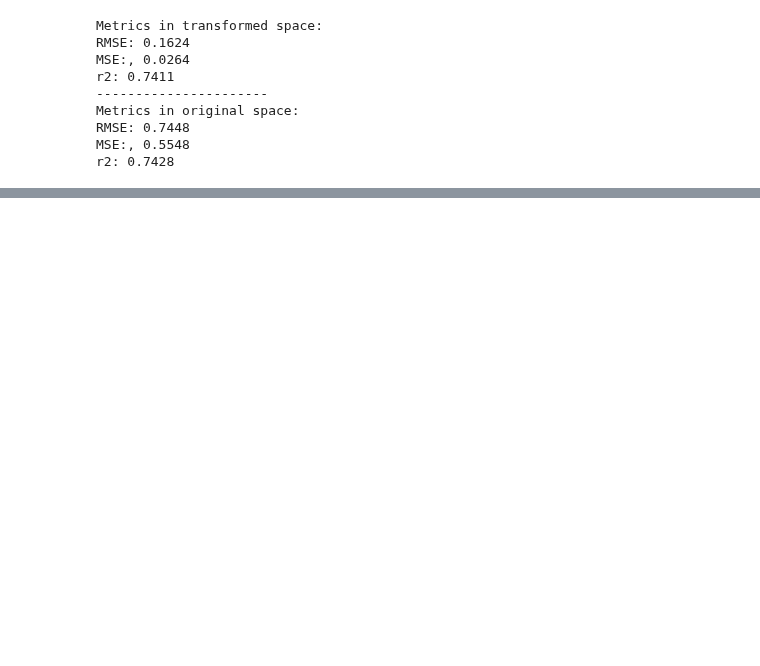
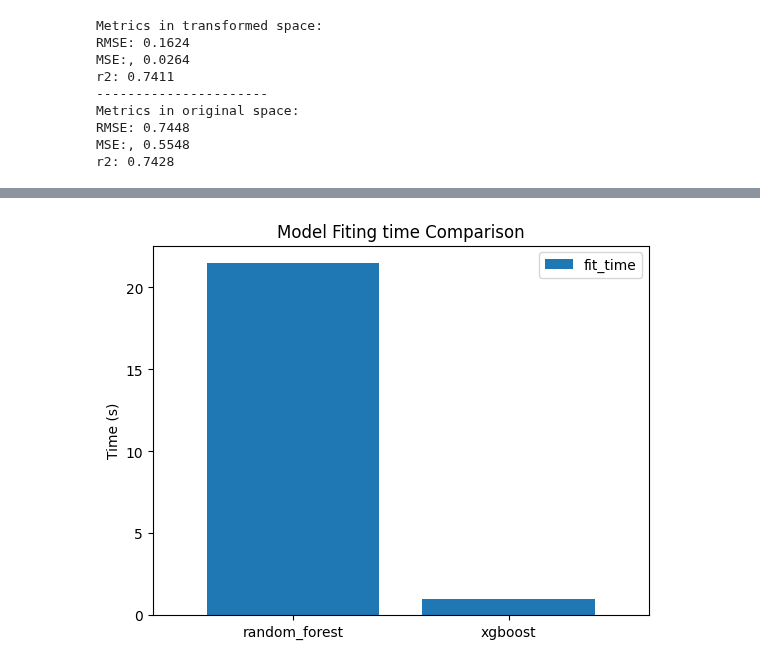
Before and after one commit to alecacerestel/Supervised_Challenge, a Jupyter notebook: notebooks/4_Duration.ipynb, the cells around one changed output, grey strips where cells are left out. Drawn from its saved outputs; the diff is of its cells as text; code cells hidden in the pictures; blank space fills up the shorter version.

```diff
--- a/notebooks/4_Duration.ipynb
+++ b/notebooks/4_Duration.ipynb
@@ -172,0 +217,15 @@ r2: 0.7615
+# %%
+scoring = ["neg_root_mean_squared_error", "neg_mean_squared_error", "r2"]
+best_params = grid_search.best_params_
+scores = cross_validate(
+	RandomForestRegressor(random_state=42, **best_params),
+	X_train,
+	y_train_transformed,
+	cv=kfolf,
+	scoring=scoring
+)
+
+rf_fit_time = np.mean(scores["fit_time"])
+print(f"RMSE: {-np.mean(scores["test_neg_root_mean_squared_error"]):.4f} +- {np.std(scores["test_neg_root_mean_squared_error"]):.4f}")
+print(f"MSE: {-np.mean(scores["test_neg_mean_squared_error"]):.4f} +- {np.std(scores["test_neg_mean_squared_error"]):.4f}")
+print(f"r2: {np.mean(scores["test_r2"]):.4f} +- {np.std(scores["test_r2"]):.4f}")
@@ -215,0 +453,14 @@ r2: 0.7428
+# %%
+df_fit_time = pd.DataFrame({
+    "model": ["random_forest", "xgboost"],
+    "fit_time": [rf_fit_time, xgb_fit_time],
+})
+
+df_fit_time.plot(kind='bar', rot=0, title="Model Fiting time Comparison", width=0.8)
+
+plt.xticks(ticks=range(len(df_fit_time)), labels=df_fit_time["model"], rotation=0)
+plt.ylabel("Time (s)")
+
+plt.show()
+# %% [output]
+[figure, added]
```
Also changed, not shown: parts of 21 cells of this notebook.
